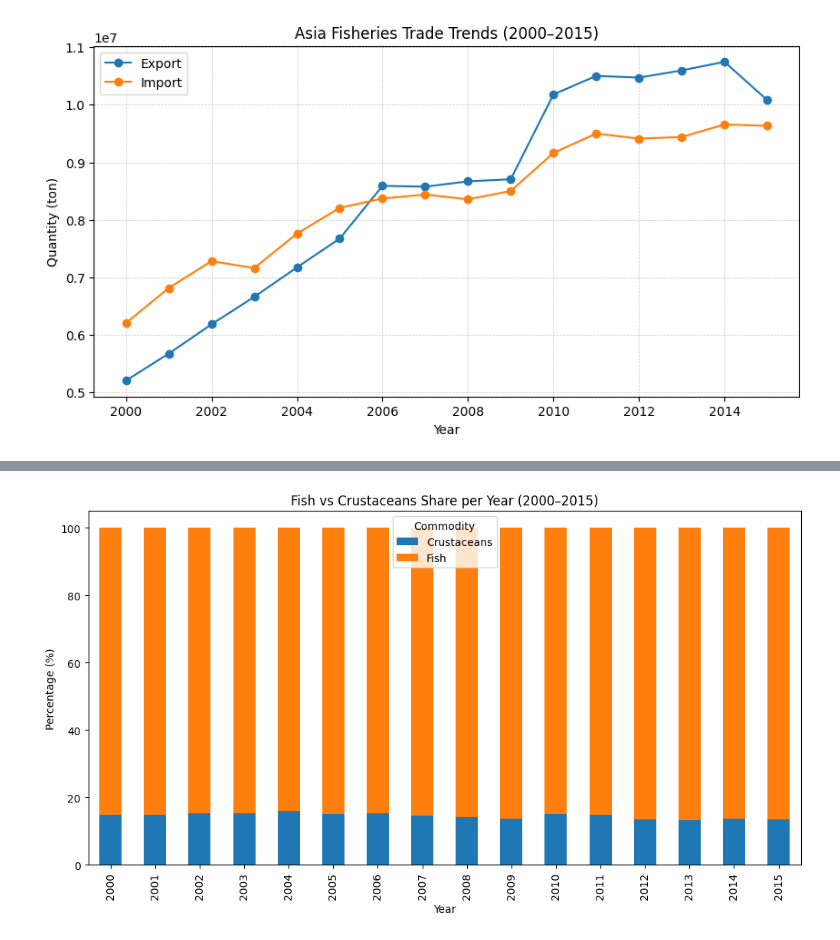
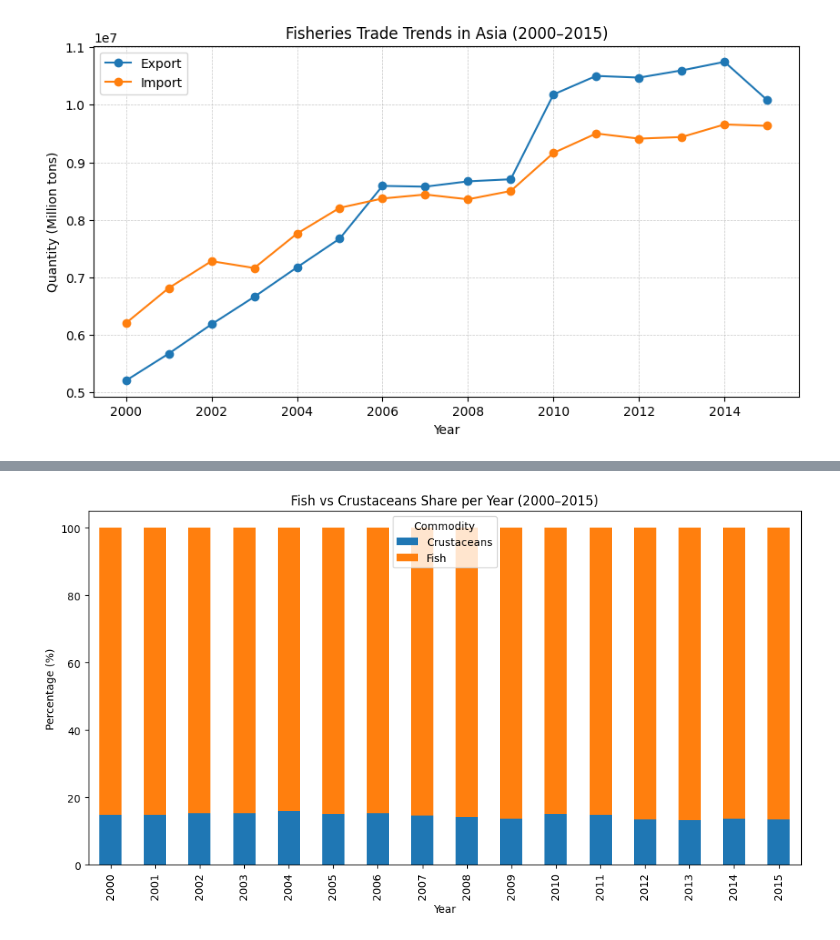
Before and after one commit to gunturrs/asian-fisheries-trade-analysis-granite, a Jupyter notebook: asian_fisheries_trade_analysis.ipynb, the cells around one changed output, grey strips where cells are left out. Cells and saved outputs as stored; diff of their text form; code cells hidden in the pictures.

```diff
--- a/asian_fisheries_trade_analysis.ipynb
+++ b/asian_fisheries_trade_analysis.ipynb
@@ -64,19 +93,21 @@ df_long.head()
 # %%
-# Asia Trade Trends (2000-2015)
+# Exploratory Data Analysis (EDA)
+
+# 1. Fisheries Trade Trends in Asia (2000-2015)
 
 trend = df_long.groupby(['Year','Trade flow'])['Quantity'].sum().reset_index()
 
 plt.figure(figsize=(10,5))
 for flow in trend['Trade flow'].unique():
     subset = trend[trend['Trade flow']==flow]
     plt.plot(subset['Year'], subset['Quantity'], marker='o', label=flow)
 
-plt.title("Asia Fisheries Trade Trends (2000–2015)")
+plt.title("Fisheries Trade Trends in Asia (2000–2015)")
 plt.xlabel("Year")
-plt.ylabel("Quantity (ton)")
+plt.ylabel("Quantity (Million tons)")
 plt.legend()
 plt.grid(True, which='both', linestyle='--', linewidth=0.5, alpha=0.7)
 plt.show()
 # %% [output]
-[figure, old version]
+[figure, new version]
 # %%
```
Also changed, not shown: parts of 10 cells of this notebook.
